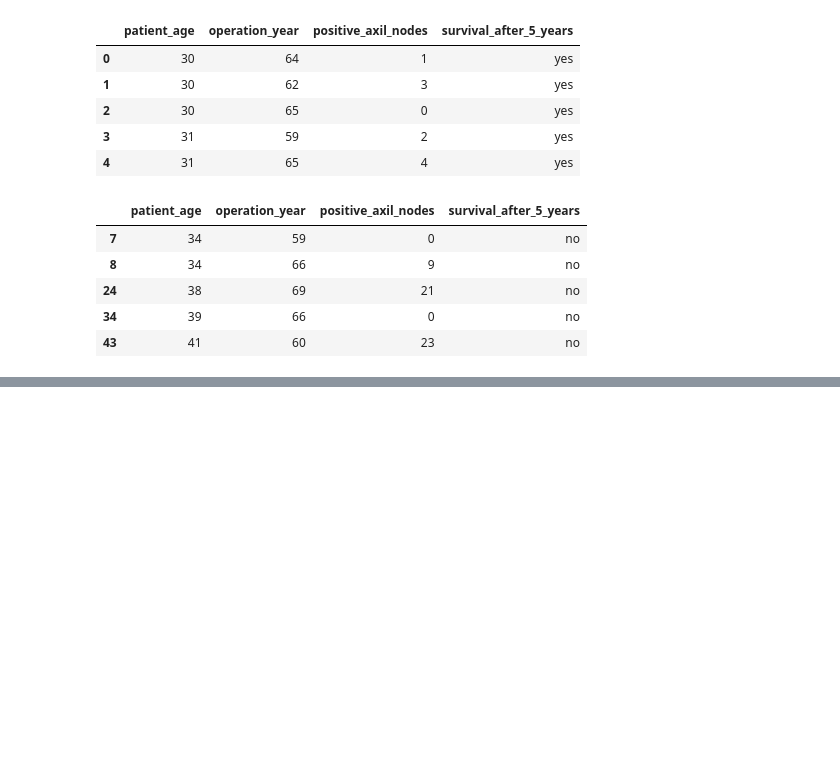
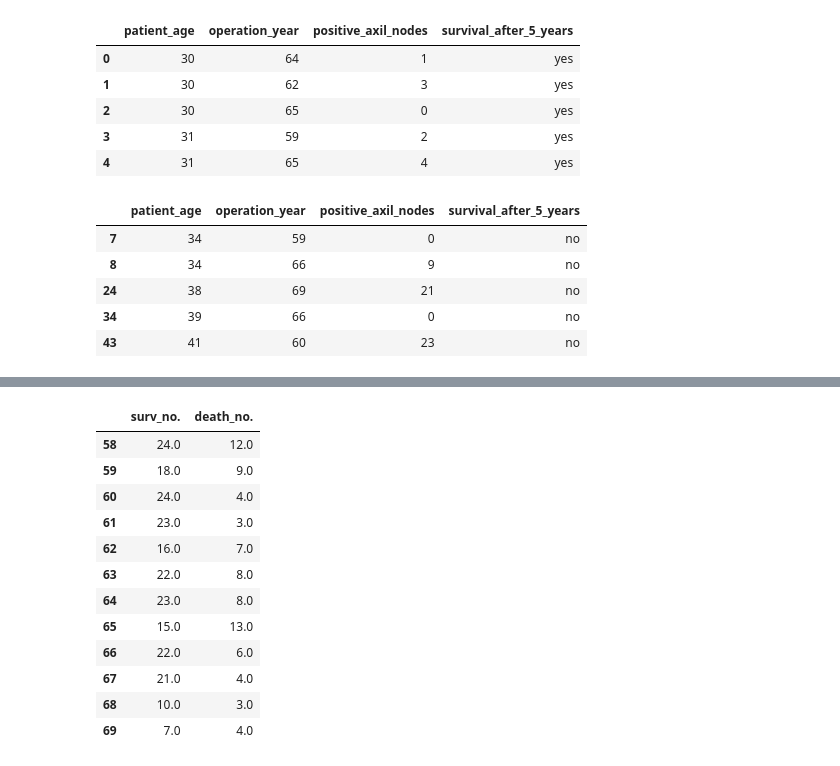
Before and after one commit to HarshitaSing/Basic_EDA, a Jupyter notebook: EDA _Test.ipynb, the cells around one changed output, grey strips where cells are left out. Cells and saved outputs as stored; diff of their text form; code cells hidden in the pictures; blank space fills up the shorter version.

```diff
--- a/EDA _Test.ipynb
+++ b/EDA _Test.ipynb
@@ -219,0 +231,2 @@ death_df.head(5)
+# %%
+survival_df = rate_df.transpose()
@@ -219,0 +242,18 @@ death_df.head(5)
+# %%
+survival_df.columns = ["surv_no.", "death_no."]
+# %%
+survival_df
+# %% [output]
+|  | surv_no. | death_no. |
+| 58 | 24.0 | 12.0 |
+| 59 | 18.0 | 9.0 |
+| 60 | 24.0 | 4.0 |
+| 61 | 23.0 | 3.0 |
+| 62 | 16.0 | 7.0 |
+| 63 | 22.0 | 8.0 |
+| 64 | 23.0 | 8.0 |
+| 65 | 15.0 | 13.0 |
+| 66 | 22.0 | 6.0 |
+| 67 | 21.0 | 4.0 |
+| 68 | 10.0 | 3.0 |
+| 69 | 7.0 | 4.0 |
```
Also changed, not shown: parts of 4 cells of this notebook.
